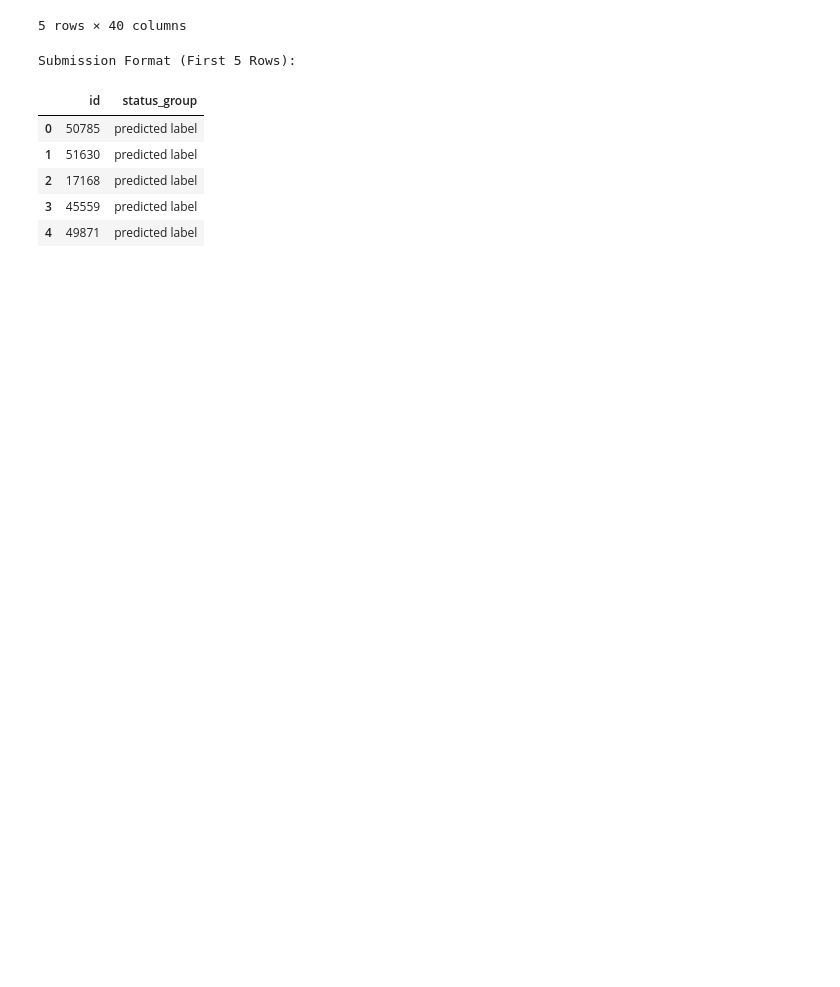
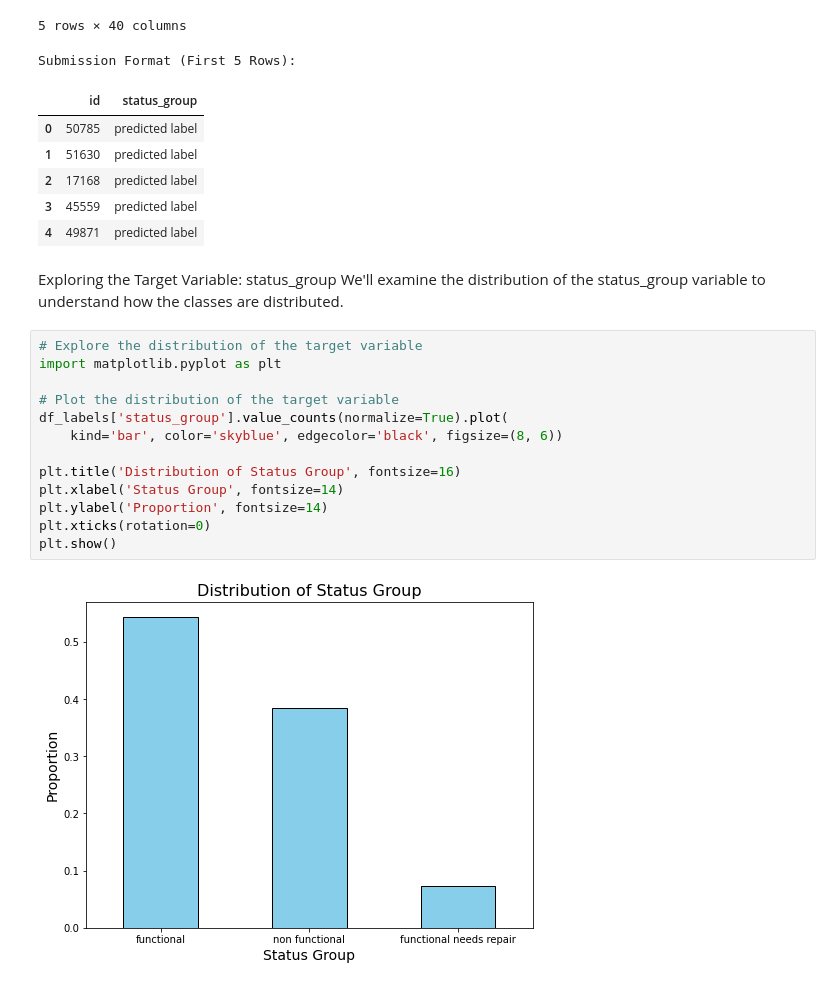
Before and after one commit to George-Chira/ml_water_project, a Jupyter notebook: index.ipynb, the cells around one changed output. Drawn from its saved outputs; the diff is of its cells as text; blank space fills up the shorter version.

```diff
--- a/index.ipynb
+++ b/index.ipynb
@@ -157,3 +157,21 @@ Submission Format (First 5 Rows):
 | 2 | 17168 | predicted label |
 | 3 | 45559 | predicted label |
 | 4 | 49871 | predicted label |
+# %% [markdown]
+Exploring the Target Variable: status_group
+We'll examine the distribution of the status_group variable to understand how the classes are distributed.
+# %%
+# Explore the distribution of the target variable
+import matplotlib.pyplot as plt
+
+# Plot the distribution of the target variable
+df_labels['status_group'].value_counts(normalize=True).plot(
+    kind='bar', color='skyblue', edgecolor='black', figsize=(8, 6))
+
+plt.title('Distribution of Status Group', fontsize=16)
+plt.xlabel('Status Group', fontsize=14)
+plt.ylabel('Proportion', fontsize=14)
+plt.xticks(rotation=0)
+plt.show()
+# %% [output]
+[figure, added]
```
Also changed, not shown: parts of 10 cells of this notebook.
